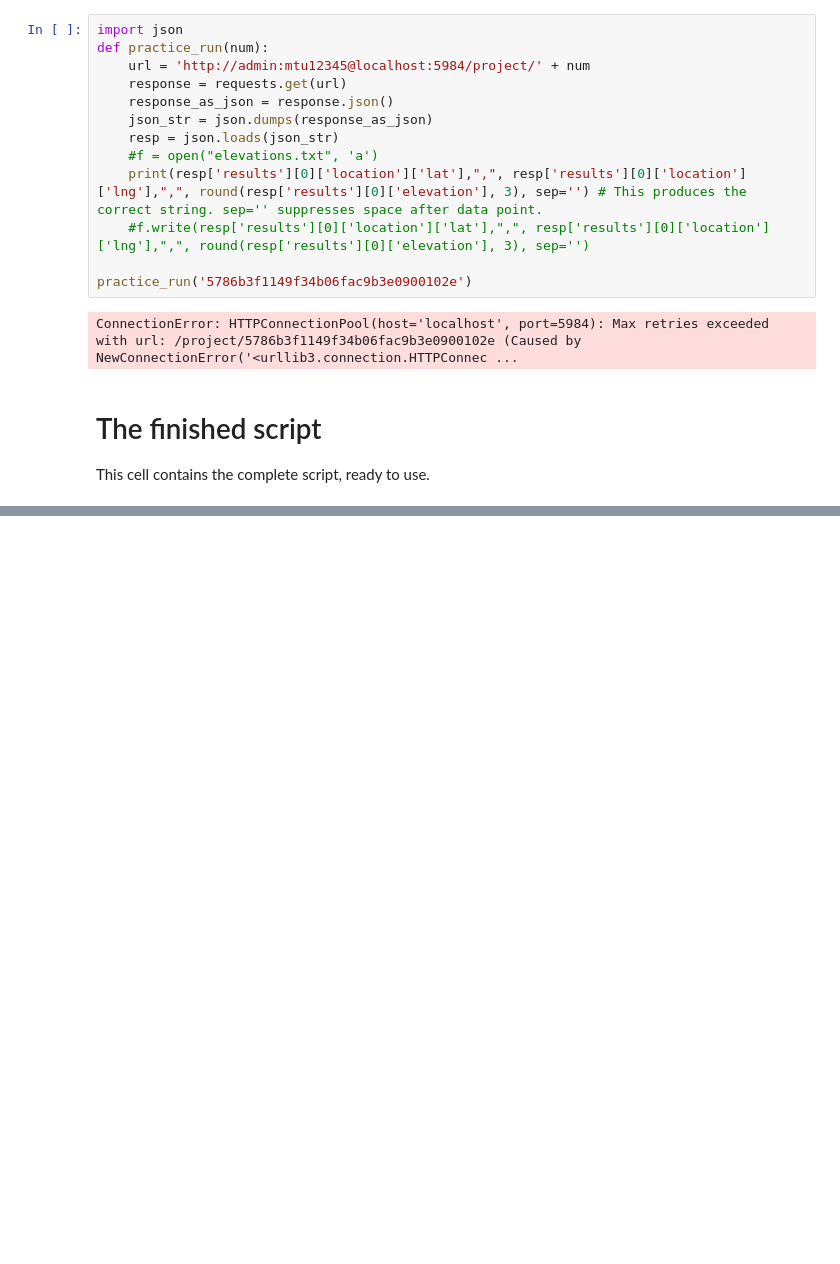
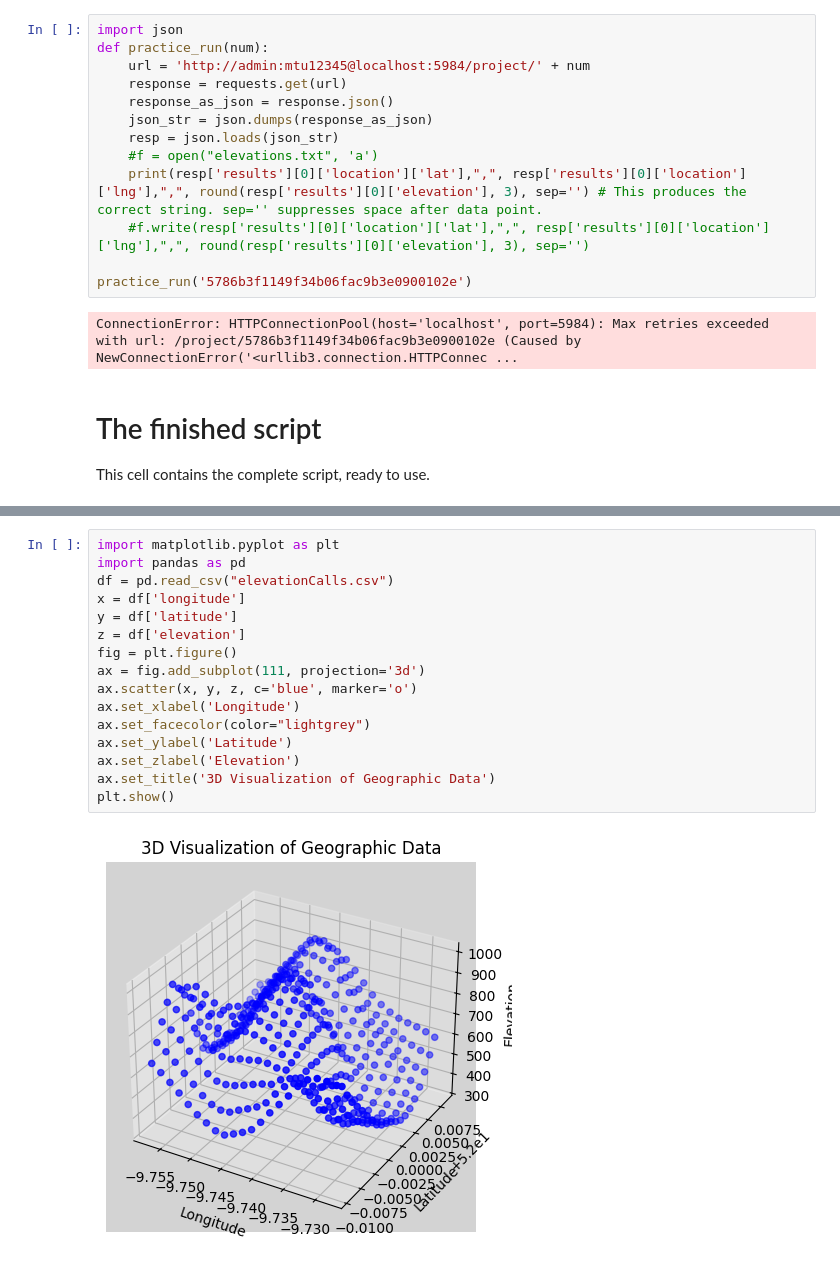
Before and after one commit to DogPope/FinalYearProject, a Jupyter notebook: ApiCalls.ipynb, the cells around one changed output, grey strips where cells are left out. Cells and saved outputs as stored; diff of their text form; blank space fills up the shorter version.

Commit message:
Got the elevations in CSV format. Designed a MatPlotLib script to simulate area around summit. Added to research.

```diff
--- a/ApiCalls.ipynb
+++ b/ApiCalls.ipynb
@@ -226,0 +227,18 @@ for i in range(0,steps + 1):
+# %%
+import matplotlib.pyplot as plt
+import pandas as pd
+df = pd.read_csv("elevationCalls.csv")
+x = df['longitude']
+y = df['latitude']
+z = df['elevation']
+fig = plt.figure()
+ax = fig.add_subplot(111, projection='3d')
+ax.scatter(x, y, z, c='blue', marker='o')
+ax.set_xlabel('Longitude')
+ax.set_facecolor(color="lightgrey")
+ax.set_ylabel('Latitude')
+ax.set_zlabel('Elevation')
+ax.set_title('3D Visualization of Geographic Data')
+plt.show()
+# %% [output]
+[figure, added]
```
Also changed, not shown: parts of 3 cells of this notebook, 4 other files.
